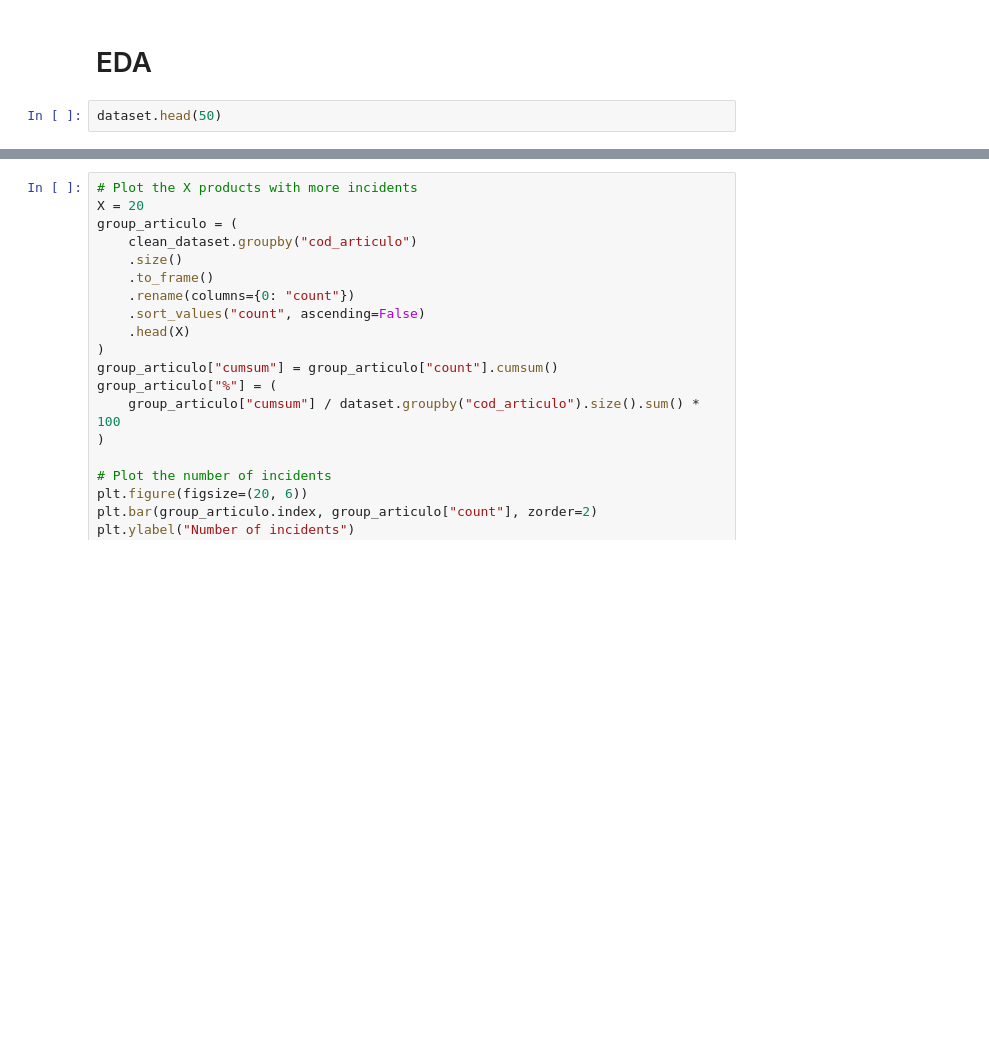
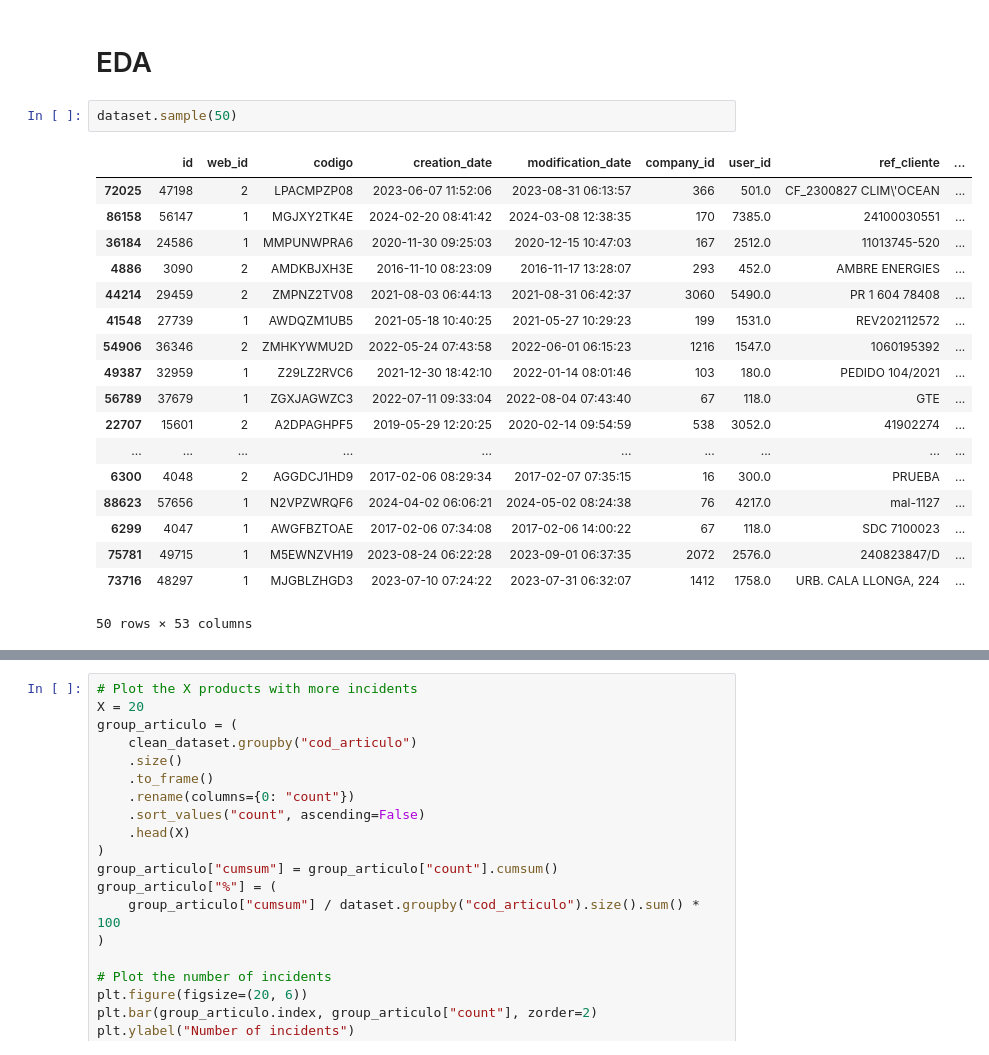
Before and after one commit to voliveira-airzonecontrol/myzone, a Jupyter notebook: EDA/MyZone-Translation.ipynb, the cells around one changed output, grey strips where cells are left out. Drawn from its saved outputs; the diff is of its cells as text; blank space fills up the shorter version.

```diff
--- a/EDA/MyZone-Translation.ipynb
+++ b/EDA/MyZone-Translation.ipynb
@@ -80,7 +80,26 @@ dataset_incidencias = dataset_incidencias.merge(
 # %% [markdown]
 # EDA
 # %%
-dataset.head(50)
+dataset.sample(50)
+# %% [output]
+|  | id | web_id | codigo | creation_date | modification_date | company_id | user_id | ref_cliente | ... |
+| 72025 | 47198 | 2 | LPACMPZP08 | 2023-06-07 11:52:06 | 2023-08-31 06:13:57 | 366 | 501.0 | CF_2300827 CLIM\'OCEAN | ... |
+| 86158 | 56147 | 1 | MGJXY2TK4E | 2024-02-20 08:41:42 | 2024-03-08 12:38:35 | 170 | 7385.0 | 24100030551 | ... |
+| 36184 | 24586 | 1 | MMPUNWPRA6 | 2020-11-30 09:25:03 | 2020-12-15 10:47:03 | 167 | 2512.0 | 11013745-520 | ... |
+| 4886 | 3090 | 2 | AMDKBJXH3E | 2016-11-10 08:23:09 | 2016-11-17 13:28:07 | 293 | 452.0 | AMBRE ENERGIES | ... |
+| 44214 | 29459 | 2 | ZMPNZ2TV08 | 2021-08-03 06:44:13 | 2021-08-31 06:42:37 | 3060 | 5490.0 | PR 1 604 78408 | ... |
+| 41548 | 27739 | 1 | AWDQZM1UB5 | 2021-05-18 10:40:25 | 2021-05-27 10:29:23 | 199 | 1531.0 | REV202112572 | ... |
+| 54906 | 36346 | 2 | ZMHKYWMU2D | 2022-05-24 07:43:58 | 2022-06-01 06:15:23 | 1216 | 1547.0 | 1060195392 | ... |
+| 49387 | 32959 | 1 | Z29LZ2RVC6 | 2021-12-30 18:42:10 | 2022-01-14 08:01:46 | 103 | 180.0 | PEDIDO 104/2021 | ... |
+| 56789 | 37679 | 1 | ZGXJAGWZC3 | 2022-07-11 09:33:04 | 2022-08-04 07:43:40 | 67 | 118.0 | GTE | ... |
+| 22707 | 15601 | 2 | A2DPAGHPF5 | 2019-05-29 12:20:25 | 2020-02-14 09:54:59 | 538 | 3052.0 | 41902274 | ... |
+| ... | ... | ... | ... | ... | ... | ... | ... | ... | ... |
+| 6300 | 4048 | 2 | AGGDCJ1HD9 | 2017-02-06 08:29:34 | 2017-02-07 07:35:15 | 16 | 300.0 | PRUEBA | ... |
+| 88623 | 57656 | 1 | N2VPZWRQF6 | 2024-04-02 06:06:21 | 2024-05-02 08:24:38 | 76 | 4217.0 | mal-1127 | ... |
+| 6299 | 4047 | 1 | AWGFBZTOAE | 2017-02-06 07:34:08 | 2017-02-06 14:00:22 | 67 | 118.0 | SDC 7100023 | ... |
+| 75781 | 49715 | 1 | M5EWNZVH19 | 2023-08-24 06:22:28 | 2023-09-01 06:37:35 | 2072 | 2576.0 | 240823847/D | ... |
+| 73716 | 48297 | 1 | MJGBLZHGD3 | 2023-07-10 07:24:22 | 2023-07-31 06:32:07 | 1412 | 1758.0 | URB. CALA LLONGA, 224 | ... |
+50 rows × 53 columns
 # %%
 groupby = (
     dataset.groupby(["titulo_es_tipo", "titulo_es"])
```
Also changed, not shown: parts of 8 cells of this notebook, 26 other files.
